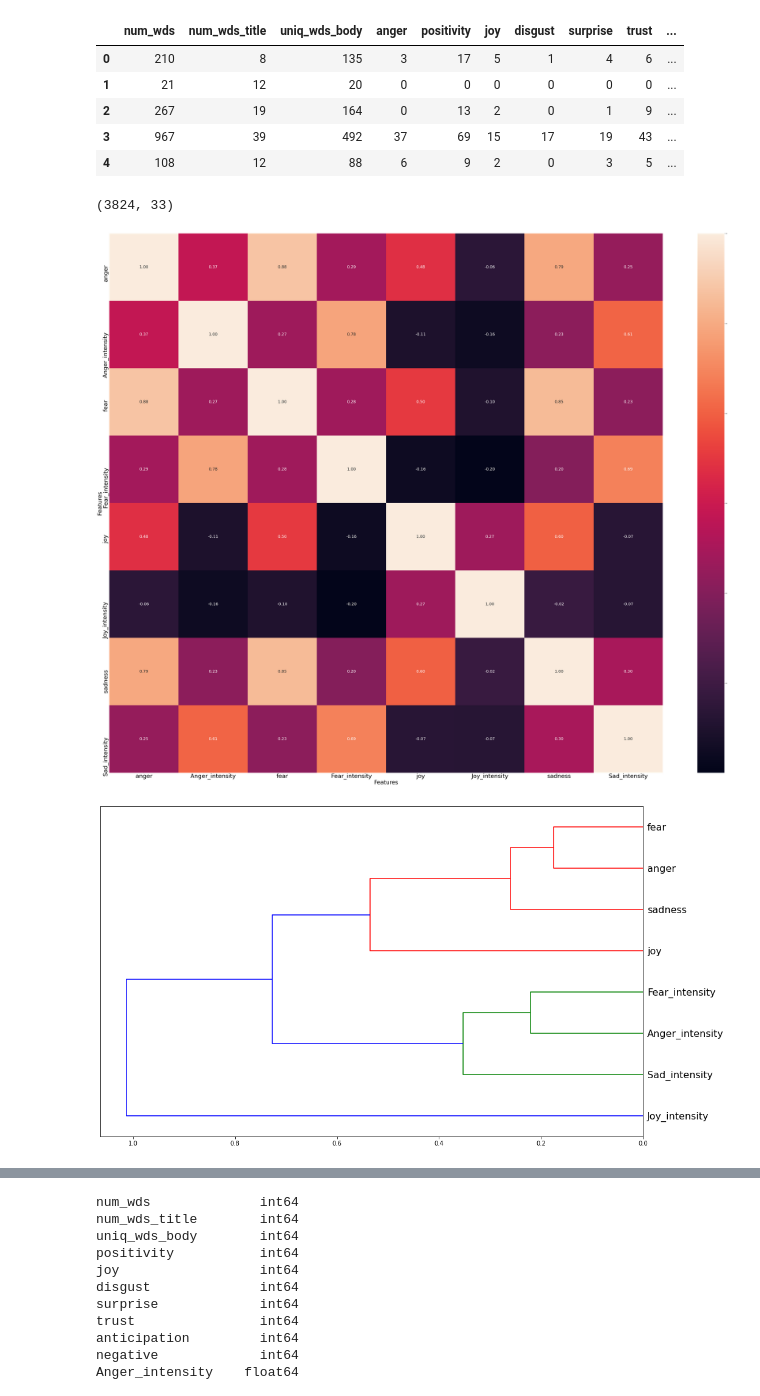
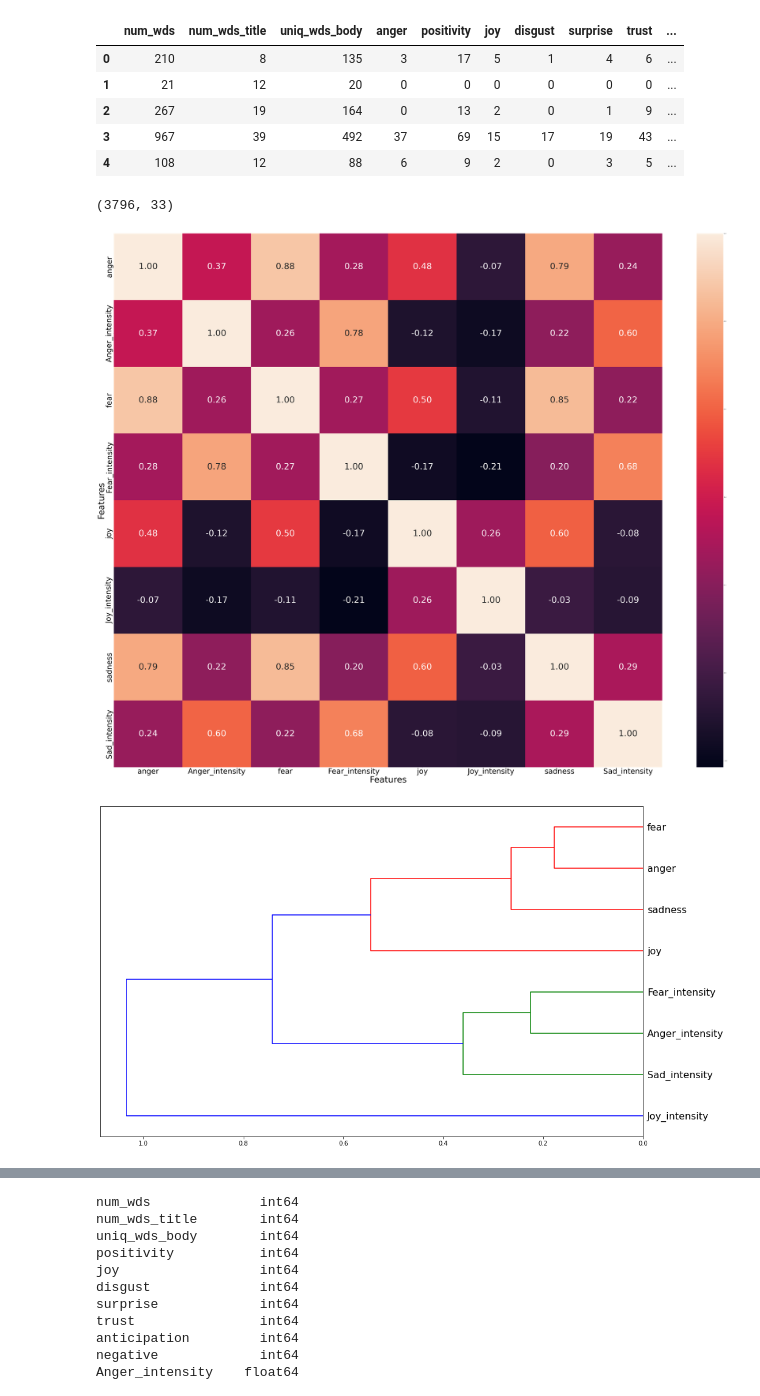
Before and after one commit to BANDITQUEEN/thesis, a Jupyter notebook: FINAL_test_ClassificationLR_DT_RF_News.ipynb, the cells around one changed output, grey strips where cells are left out. Cells and saved outputs as stored; diff of their text form; code cells hidden in the pictures.

```diff
--- a/FINAL_test_ClassificationLR_DT_RF_News.ipynb
+++ b/FINAL_test_ClassificationLR_DT_RF_News.ipynb
@@ -12,6 +12,6 @@ Mounted at /gdrive
 # %%
 import csv
-data = pd.read_csv("/gdrive/My Drive/Colab Notebooks/analyze_fake_news_stories.csv", error_bad_lines= False)
+data = pd.read_csv("/gdrive/My Drive/Colab Notebooks/analyze_fake_news_stories_old.csv", error_bad_lines= False)
 data.head()
 # %% [output]
 |  | title | link | body | tokenized_title | tokenized_body | num_wds | num_wds_title | uniq_wds_body | ... |
@@ -45,7 +45,7 @@ superlative_no         0
 curses                 0
 dtype: int64
 # %%
-data2 = pd.read_csv("/gdrive/My Drive/Colab Notebooks/analyze_cnn_stories.csv", error_bad_lines= False)
+data2 = pd.read_csv("/gdrive/My Drive/Colab Notebooks/analyze_cnn_stories_old.csv", error_bad_lines= False)
 data2.head()
 # %% [output]
 |  | title | link | body | tokenized_title | tokenized_body | num_wds | num_wds_title | uniq_wds_body | ... |
@@ -97,6 +97,10 @@ all_data.tail()
 | 3844 | Γιατί ο Γουίνι το αρκουδάκι είναι... | https://www.cnn.gr/kosmos/story/8... | Ο Γουίνι το αρκουδάκι έχει αποκλε... | γιατί ο γουίνι το αρκουδάκι είναι... | ο γουίνι το αρκουδάκι έχει αποκλε... | 208 | 12 | 146 | ... |
 | 3845 | Καλλιτεχνικά σχολεία: Μέχρι πότε ... | https://www.cnn.gr/ellada/story/8... | Από Δευτέρα 17 Ιουλίου μέχρι και ... | καλλιτεχνικά σχολεία μέχρι πότε ι... | από δευτέρα 17 ιουλίου μέχρι και ... | 153 | 13 | 114 | ... |
 | 3846 | Θεσσαλονίκη: Απόφαση των συμβολαι... | https://www.cnn.gr/ellada/story/8... | Την αποχή τους από τους πλειστηρι... | θεσσαλονίκη απόφαση των συμβολαιο... | την αποχή τους από τους πλειστηρι... | 96 | 11 | 73 | ... |
+# %%
+all_data.dropna(subset=['body'], how='all', inplace=True)
+# %%
+all_data.dropna(subset=['Anger_intensity'], how='all', inplace=True)
 # %%
 all_data=all_data.replace(np.nan,0)
 # %%
@@ -157,35 +161,35 @@ all_data.head()
 # %%
 all_data.shape
 # %% [output]
-(3824, 33)
+(3796, 33)
 # %%
 import matplotlib.pyplot as plt
 import seaborn as sns
 
 df_small = all_data[['anger','Anger_intensity', 'fear','Fear_intensity','joy','Joy_intensity','sadness','Sad_intensity']]
 
 correlation_mat = df_small.corr()
 fig, ax = plt.subplots(figsize=(100,80))
 
-sns.heatmap(correlation_mat, annot = True, fmt='.2f', annot_kws={"size": 32}, ax=ax)
-plt.xlabel("Features", fontsize=45)
-plt.xticks(fontsize=47)
-plt.ylabel("Features", fontsize=45)
-plt.yticks(fontsize=47)
+sns.heatmap(correlation_mat, annot = True, fmt='.2f', annot_kws={"size": 70}, ax=ax)
+plt.xlabel("Features", fontsize=70)
+plt.xticks(fontsize=60)
+plt.ylabel("Features", fontsize=70)
+plt.yticks(fontsize=60)
 ax.set_yticklabels( [feature.get_text()[0:20] for feature in ax.get_yticklabels()])
 ax.set_xticklabels( [feature.get_text()[0:20] for feature in ax.get_xticklabels()])
 
 
 import io
 import base64
 buffer = io.BytesIO()
 plt.savefig(buffer, format='png')
 buffer.seek(0)
 base64HM = base64.b64encode(buffer.read())
 
 plt.show()
 # %% [output]
-[figure, old version]
+[figure, new version]
 # %%
 from scipy.cluster import hierarchy as hc
 from scipy import linalg, optimize, stats
@@ -203,7 +207,7 @@ fig = plt.figure(figsize=(16,10))
 dendrogram = hc.dendrogram(z, labels=df_small.columns, orientation='left', leaf_font_size=16)
 plt.show()
 # %% [output]
-[figure, old version]
+[figure, new version]
 # %%
 corr_pairs = correlation_mat.unstack()
 sorted_pairs = corr_pairs.sort_values(kind="quicksort",ascending=False)
```
Also changed, not shown: parts of 40 cells of this notebook.
